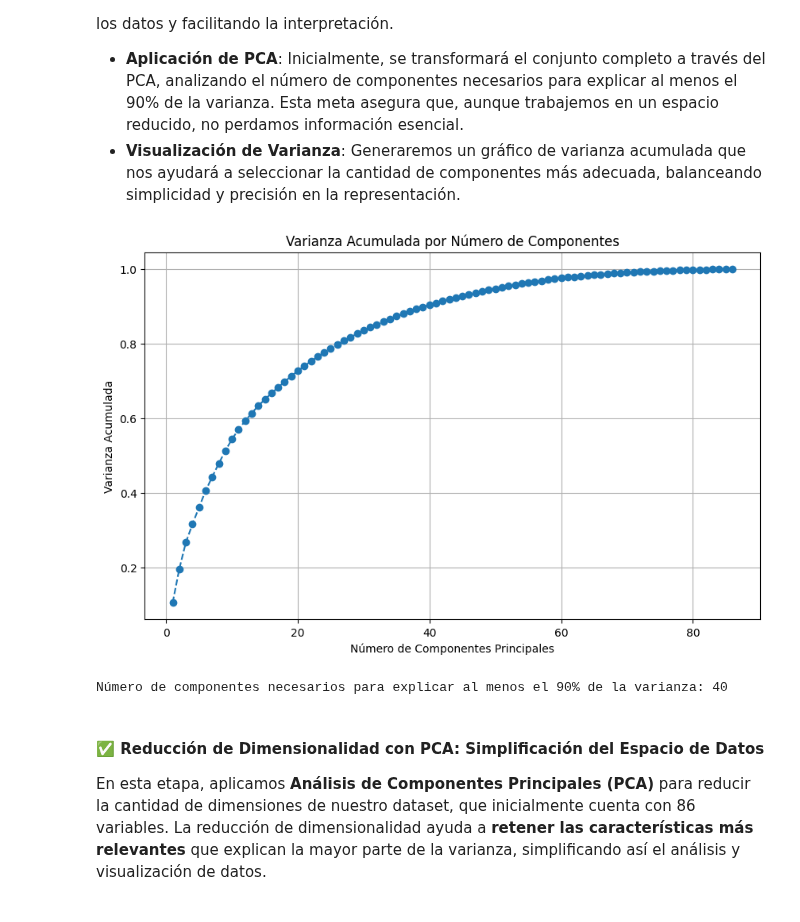
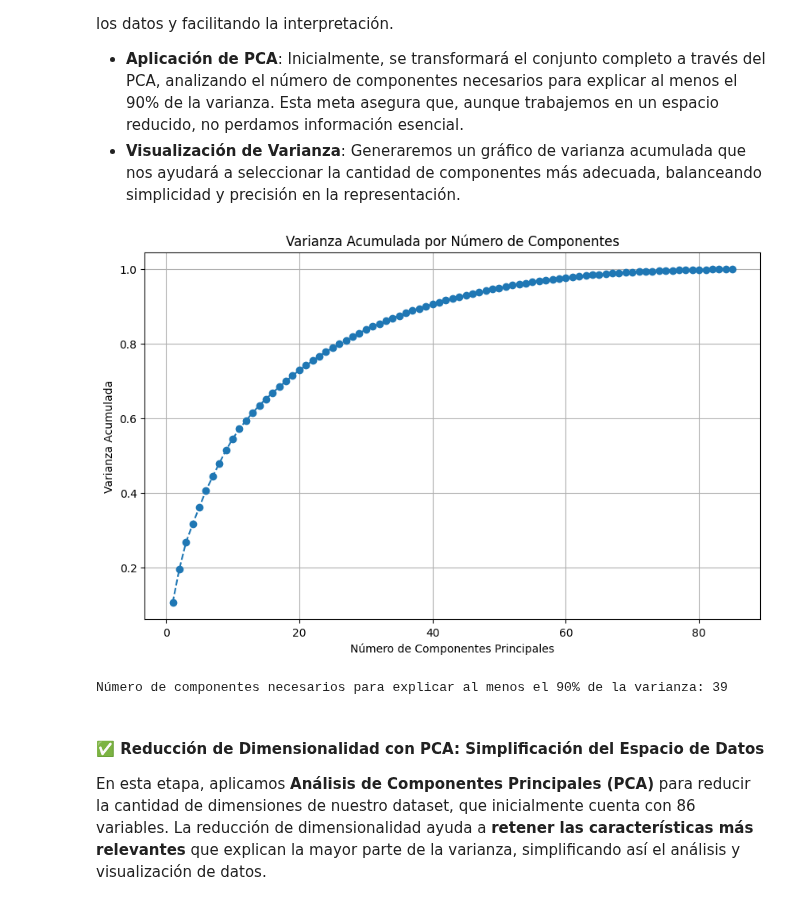
Before and after one commit to sosarodrigox/coderhouse_emprendedores_it, a Jupyter notebook: MachineLearning_SosaRodrigo.ipynb, the cells around one changed output. Drawn from its saved outputs; the diff is of its cells as text; code cells hidden in the pictures.

```diff
--- a/MachineLearning_SosaRodrigo.ipynb
+++ b/MachineLearning_SosaRodrigo.ipynb
@@ -935,42 +947,48 @@ Aplicaremos **Análisis de Componentes Principales (PCA)**, una técnica que nos
 # Primero hago una copia del dataframe para evitar cambios accidentales:
 df_pca = df_clustering.copy()
 
-# Aplicamos PCA al dataset
+# Separaro la variable objetivo 'devolucion_gestion'
+y = df_pca["devolucion_gestion"]
+X = df_pca.drop(
+    columns=["devolucion_gestion"]
+)  # Elimino la columna objetivo del dataset de características
+
+# Aplico PCA al conjunto de características
 pca = PCA()
-X_pca = pca.fit_transform(df_pca)
+X_pca = pca.fit_transform(X)
 
-# Calculamos la varianza acumulada
+# Calculo la varianza acumulada
 varianza_acumulada = np.cumsum(pca.explained_variance_ratio_)
 
-# Graficamos la varianza acumulada
+# Grafico la varianza acumulada
 plt.figure(figsize=(10, 6))
 plt.plot(
     range(1, len(varianza_acumulada) + 1),
     varianza_acumulada,
     marker="o",
     linestyle="--",
 )
 plt.xlabel("Número de Componentes Principales")
 plt.ylabel("Varianza Acumulada")
 plt.title("Varianza Acumulada por Número de Componentes")
 plt.grid(True)
 plt.show()
 
-# Determinamos el número de componentes para explicar el 90% de la varianza
+# Determino el número de componentes para explicar el 90% de la varianza
 num_componentes = np.argmax(varianza_acumulada >= 0.90) + 1
 print(
     f"Número de componentes necesarios para explicar al menos el 90% de la varianza: {num_componentes}"
 )
 
 # Aplicamos PCA con el número óptimo de componentes
 pca_optimo = PCA(n_components=num_componentes)
-nd_pca_optimo = pca_optimo.fit_transform(df_pca)
+nd_pca_optimo = pca_optimo.fit_transform(X)
 
 # Convertimos los datos de PCA a un DataFrame
 df_pca_optimo = pd.DataFrame(nd_pca_optimo)
 # %% [output]
-[figure, old version]
+[figure, new version]
-Número de componentes necesarios para explicar al menos el 90% de la varianza: 40
+Número de componentes necesarios para explicar al menos el 90% de la varianza: 39
 # %% [markdown]
 
 #### ✅ Reducción de Dimensionalidad con PCA: Simplificación del Espacio de Datos
```
Also changed, not shown: parts of 18 cells of this notebook, 6 other files.
